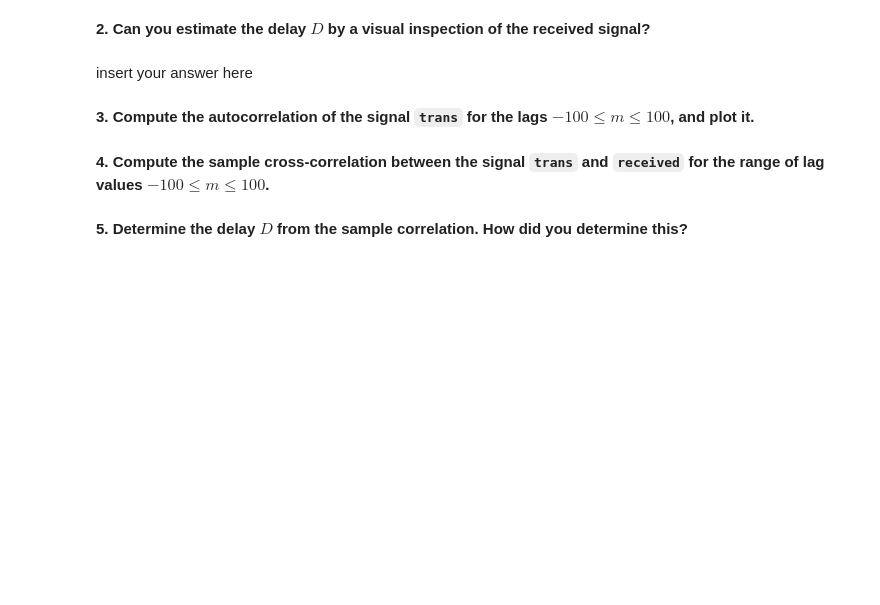
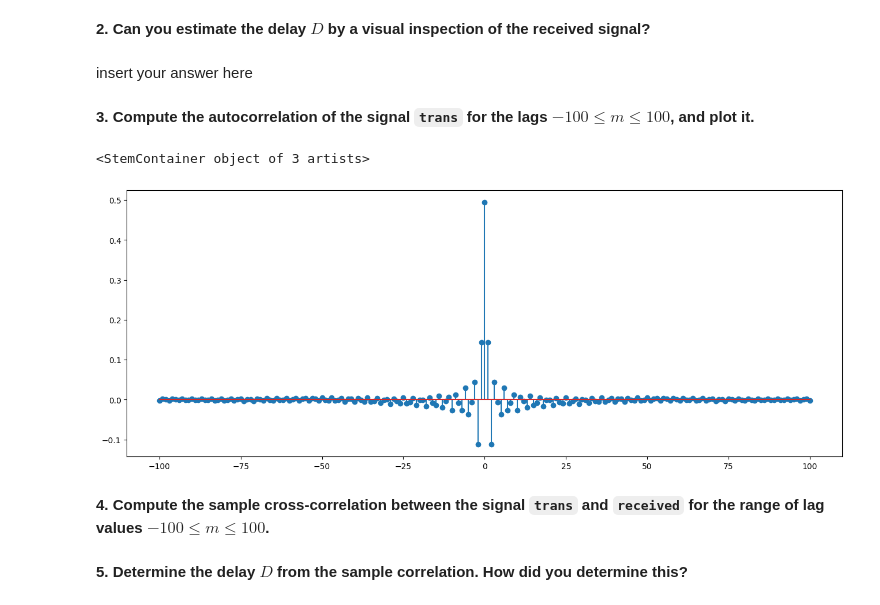
Before and after one commit to cdavin2/dsp_lab07b, a Jupyter notebook: lab07b_final_report.ipynb, the cells around one changed output. Cells and saved outputs as stored; diff of their text form; code cells hidden in the pictures; blank space fills up the shorter version.

````diff
--- a/lab07b_final_report.ipynb
+++ b/lab07b_final_report.ipynb
@@ -381,3 +380,12 @@ insert your answer here
+# %%
+# insert your code here
+m = np.linspace(-100, 100, 201).astype(int)
+trans_auto = get_sample_autocorr(trans, m)
+
+plt.stem(m, trans_auto)
+# %% [output]
+<StemContainer object of 3 artists>
+[figure, added]
 # %% [markdown]
 **4. Compute the sample cross-correlation between the signal ```trans``` and ```received``` for the range of lag values $-100\leq m\leq100$.**
 # %%
````
Also changed, not shown: parts of 19 cells of this notebook.
